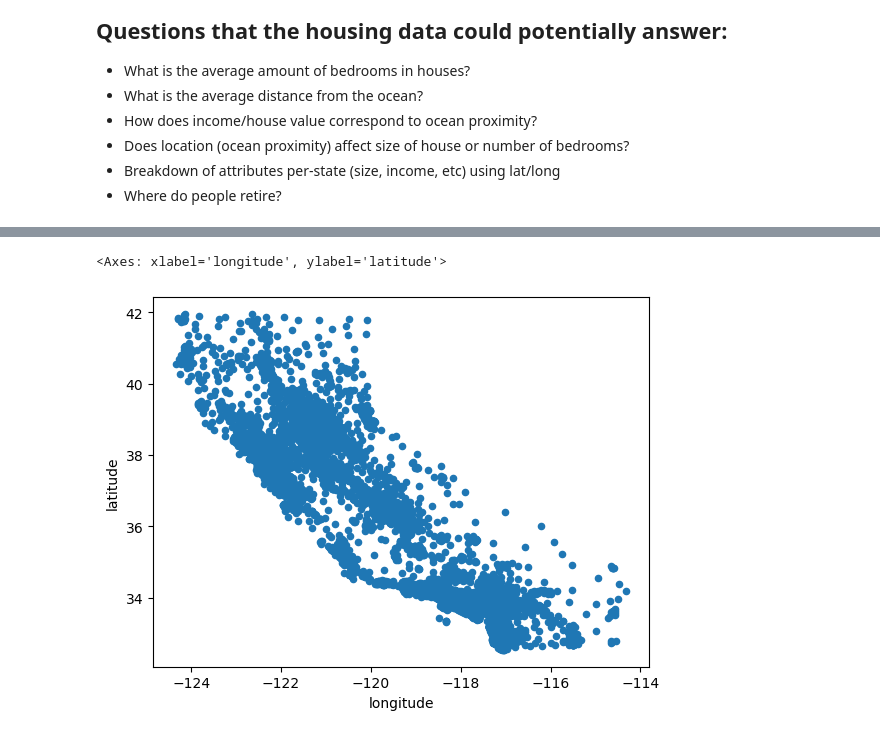
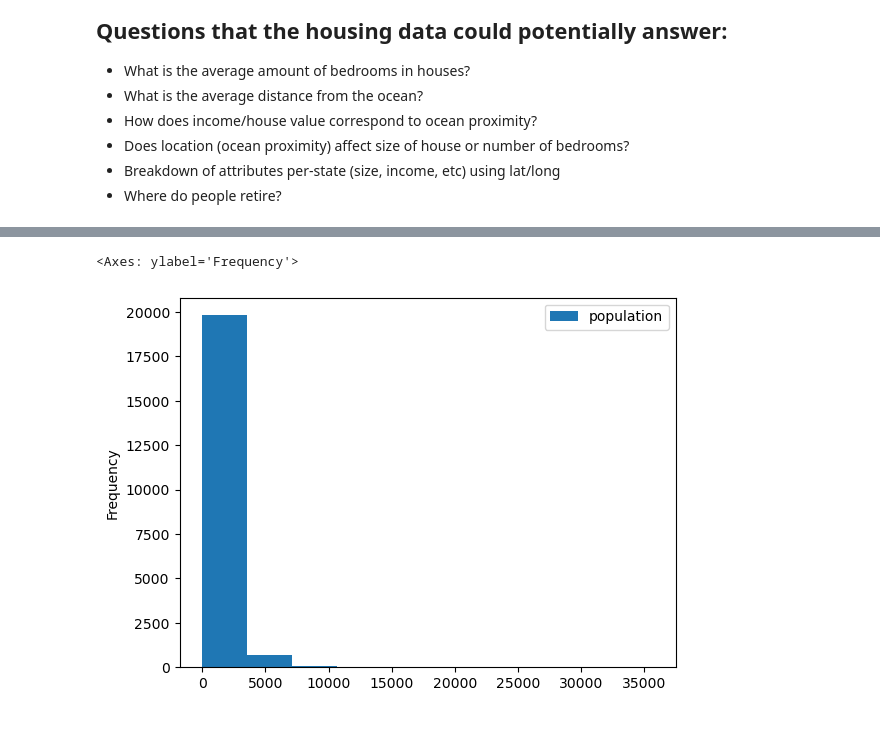
Before and after one commit to cbarbes1/COSC311, a Jupyter notebook: PythonNotes/COSC 311_2_2_Numerial tools.ipynb, the cells around one changed output, grey strips where cells are left out. Drawn from its saved outputs; the diff is of its cells as text; code cells hidden in the pictures.

```diff
--- a/PythonNotes/COSC 311_2_2_Numerial tools.ipynb
+++ b/PythonNotes/COSC 311_2_2_Numerial tools.ipynb
@@ -621,10 +631,10 @@ housing_data.describe()
 # %%
 # https://pandas.pydata.org/docs/reference/api/pandas.DataFrame.plot.scatter.html
 
-housing_data.plot.scatter(x = 'longitude', y = 'latitude')
+housing_data.plot.hist(x = 'total_rooms', y = 'population')
 # %% [output]
-<Axes: xlabel='longitude', ylabel='latitude'>
+<Axes: ylabel='Frequency'>
-[figure, old version]
+[figure, new version]
 # %%
 # https://pandas.pydata.org/docs/reference/api/pandas.DataFrame.plot.hist.html
 
```
Also changed, not shown: parts of 7 cells of this notebook, 5 other files.
